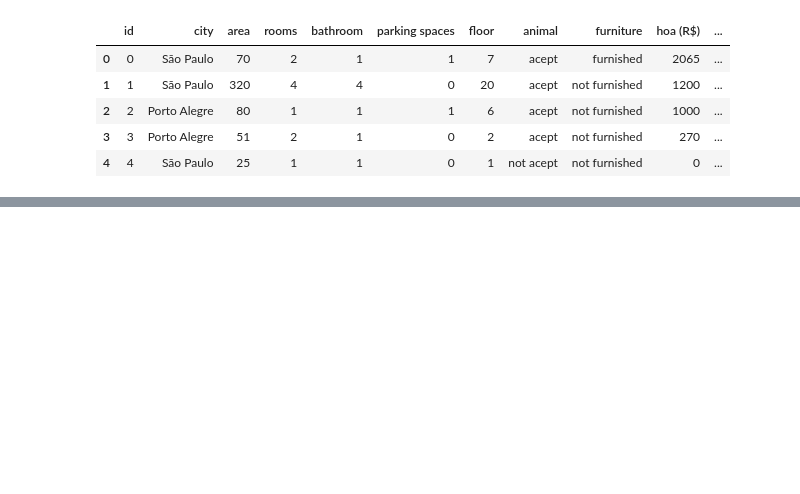
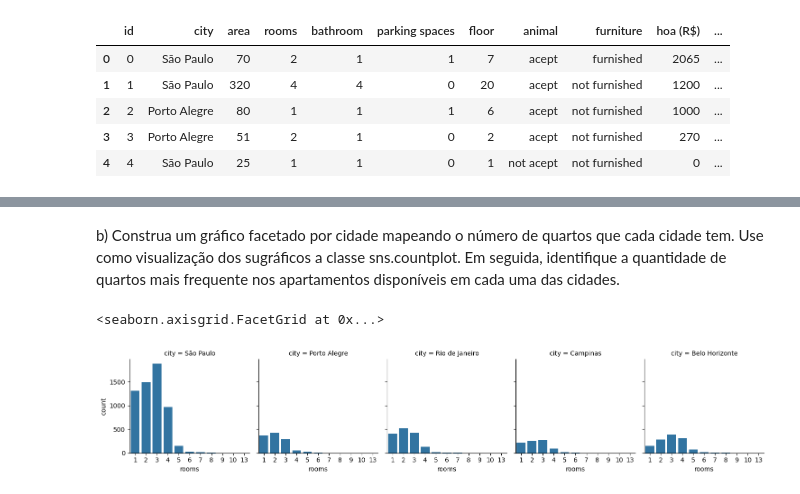
Before and after one commit to alexandrekowa/desafio_semana6_ua1, a Jupyter notebook: main.ipynb, the cells around one changed output, grey strips where cells are left out. Saved outputs shown, nothing was run; the diff lists cells and outputs as text; code cells hidden in the pictures; blank space fills up the shorter version.

```diff
--- a/main.ipynb
+++ b/main.ipynb
@@ -16,0 +71,8 @@ df.head()
+# %% [markdown]
+b) Construa um gráfico facetado por cidade mapeando o número de quartos que cada cidade tem. Use como visualização dos sugráficos a classe sns.countplot. Em seguida, identifique a quantidade de quartos mais frequente nos apartamentos disponíveis em cada uma das cidades.
+# %%
+ facet = sns.FacetGrid(df, col="city")
+ facet.map(sns.countplot, "rooms")
+# %% [output]
+<seaborn.axisgrid.FacetGrid at 0x...>
+[figure, added]
```
Also changed, not shown: parts of 8 cells of this notebook.
